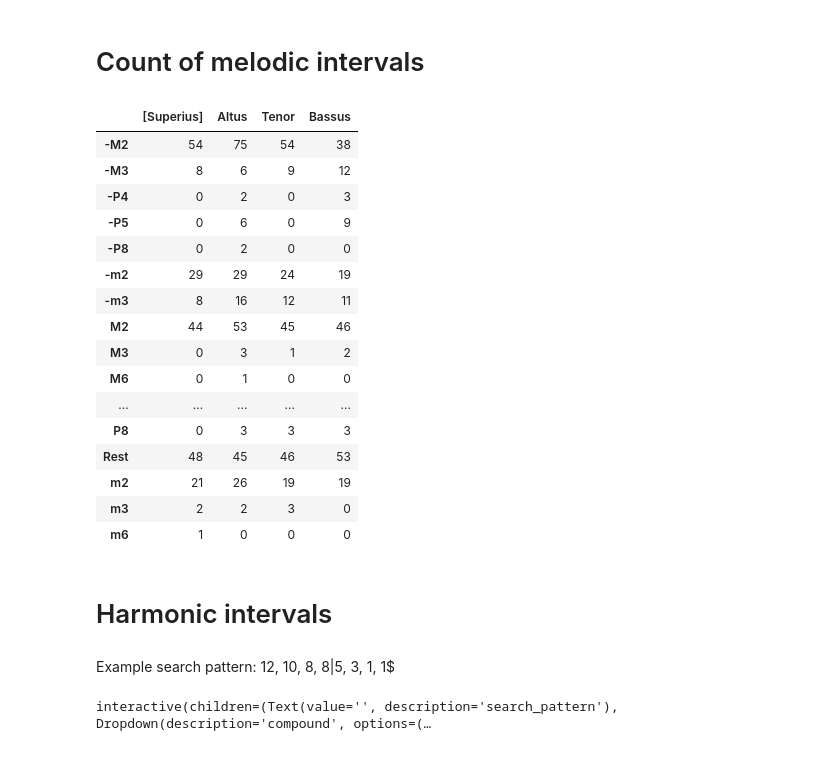
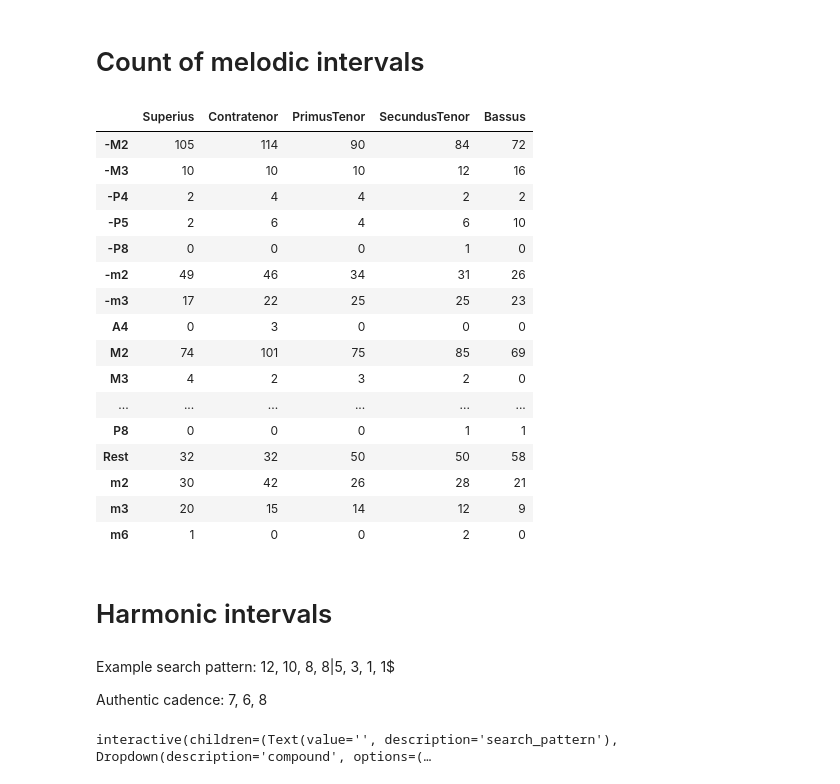
Before and after one commit to trangdang168/CRIM_Intervals_Notebooks, a Jupyter notebook: crim_intervals_drb.ipynb, the cells around one changed output. Saved outputs shown, nothing was run; the diff lists cells and outputs as text; code cells hidden in the pictures.

```diff
--- a/crim_intervals_drb.ipynb
+++ b/crim_intervals_drb.ipynb
@@ -32,3 +28,4 @@ piece
 # %%
+piece = 'https://crimproject.org/mei/CRIM_Mass_0002_1.mei'
 corpus = CorpusBase([piece])
 # %% [output]
@@ -36,4 +33,4 @@ Requesting file from https://crimproject.org/mei/CRIM_Model_0008.mei...
 Successfully imported.
 # %%
-ave_maria = corpus.scores[0]
+model = corpus.scores[0]
 # %%
@@ -43,4 +40,4 @@ ave_maria.score.metadata.title
 # %%
-add_offset(ave_maria.score)
-ave_maria.score.measures(1, 15).show()
+add_offset(model.score)
+model.score.measures(1, 15).show()
 # %% [output]
@@ -101,29 +105,31 @@ interactive(children=(Text(value='', description='search_pattern'), Dropdown(des
 # %% [markdown]
 # Count of melodic intervals
 # %%
-ave_maria.getMelodic(directed=True).apply(pd.Series.value_counts).fillna(0).astype(int).style.bar()
+model.getMelodic(directed=True).apply(pd.Series.value_counts).fillna(0).astype(int).style.bar()
 # %% [output]
-|  | [Superius] | Altus | Tenor | Bassus |
-| -M2 | 54 | 75 | 54 | 38 |
-| -M3 | 8 | 6 | 9 | 12 |
-| -P4 | 0 | 2 | 0 | 3 |
-| -P5 | 0 | 6 | 0 | 9 |
-| -P8 | 0 | 2 | 0 | 0 |
-| -m2 | 29 | 29 | 24 | 19 |
-| -m3 | 8 | 16 | 12 | 11 |
-| M2 | 44 | 53 | 45 | 46 |
-| M3 | 0 | 3 | 1 | 2 |
-| M6 | 0 | 1 | 0 | 0 |
-| ... | ... | ... | ... | ... |
-| P8 | 0 | 3 | 3 | 3 |
-| Rest | 48 | 45 | 46 | 53 |
-| m2 | 21 | 26 | 19 | 19 |
-| m3 | 2 | 2 | 3 | 0 |
-| m6 | 1 | 0 | 0 | 0 |
+|  | Superius | Contratenor | PrimusTenor | SecundusTenor | Bassus |
+| -M2 | 105 | 114 | 90 | 84 | 72 |
+| -M3 | 10 | 10 | 10 | 12 | 16 |
+| -P4 | 2 | 4 | 4 | 2 | 2 |
+| -P5 | 2 | 6 | 4 | 6 | 10 |
+| -P8 | 0 | 0 | 0 | 1 | 0 |
+| -m2 | 49 | 46 | 34 | 31 | 26 |
+| -m3 | 17 | 22 | 25 | 25 | 23 |
+| A4 | 0 | 3 | 0 | 0 | 0 |
+| M2 | 74 | 101 | 75 | 85 | 69 |
+| M3 | 4 | 2 | 3 | 2 | 0 |
+| ... | ... | ... | ... | ... | ... |
+| P8 | 0 | 0 | 0 | 1 | 1 |
+| Rest | 32 | 32 | 50 | 50 | 58 |
+| m2 | 30 | 42 | 26 | 28 | 21 |
+| m3 | 20 | 15 | 14 | 12 | 9 |
+| m6 | 1 | 0 | 0 | 2 | 0 |
 # %% [markdown]
 # Harmonic intervals
 # %% [markdown]
 Example search pattern: 12, 10, 8, 8|5, 3, 1, 1$
+
+Authentic cadence:  7, 6, 8
 # %%
 # note that time_unit does not yet work with getHarmonic
 @interact(search_pattern="", compound=[True, False], kind=["d", "c"], time_unit=[1, 2, 4, 8], length=[3, 4, 5, 6, 7])
```
Also changed, not shown: parts of 20 cells of this notebook, 4 other files.
